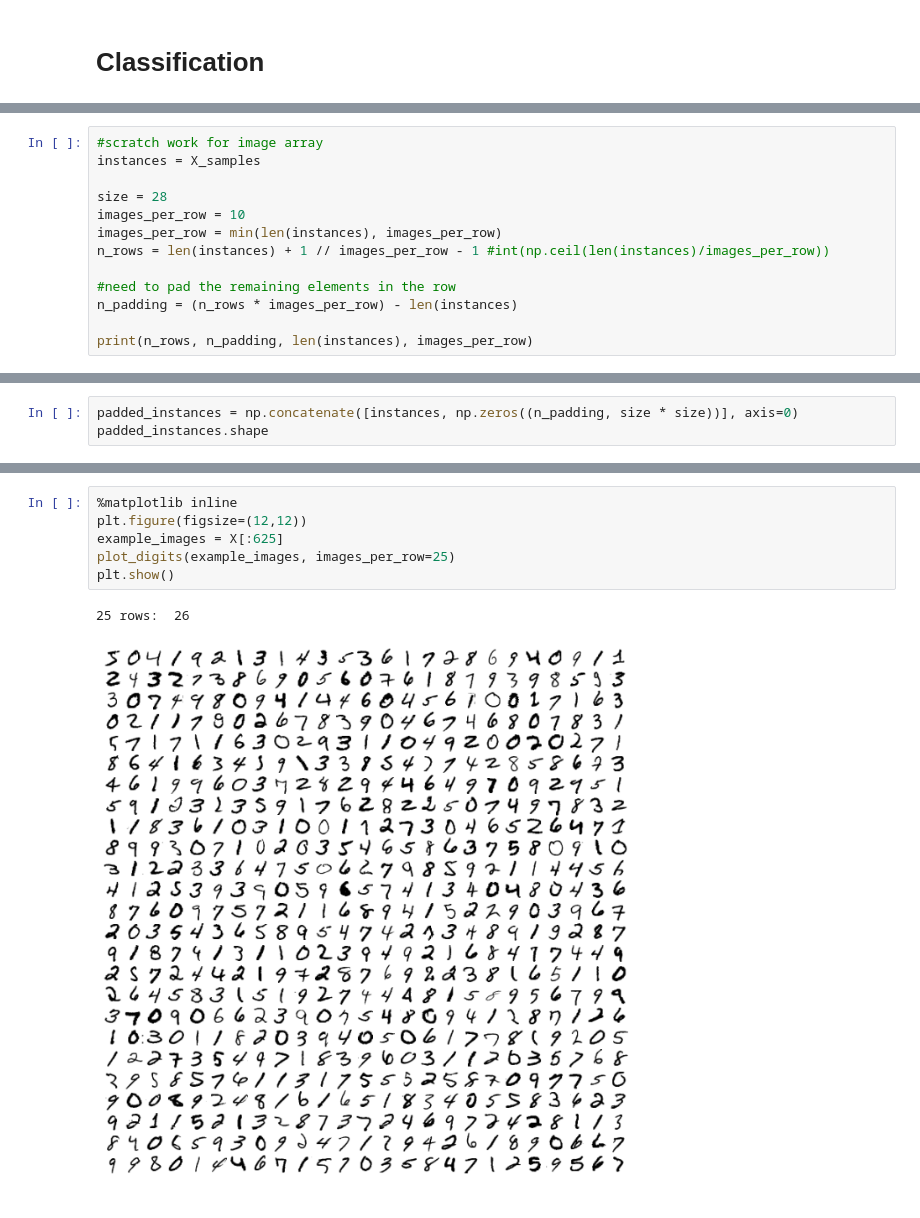
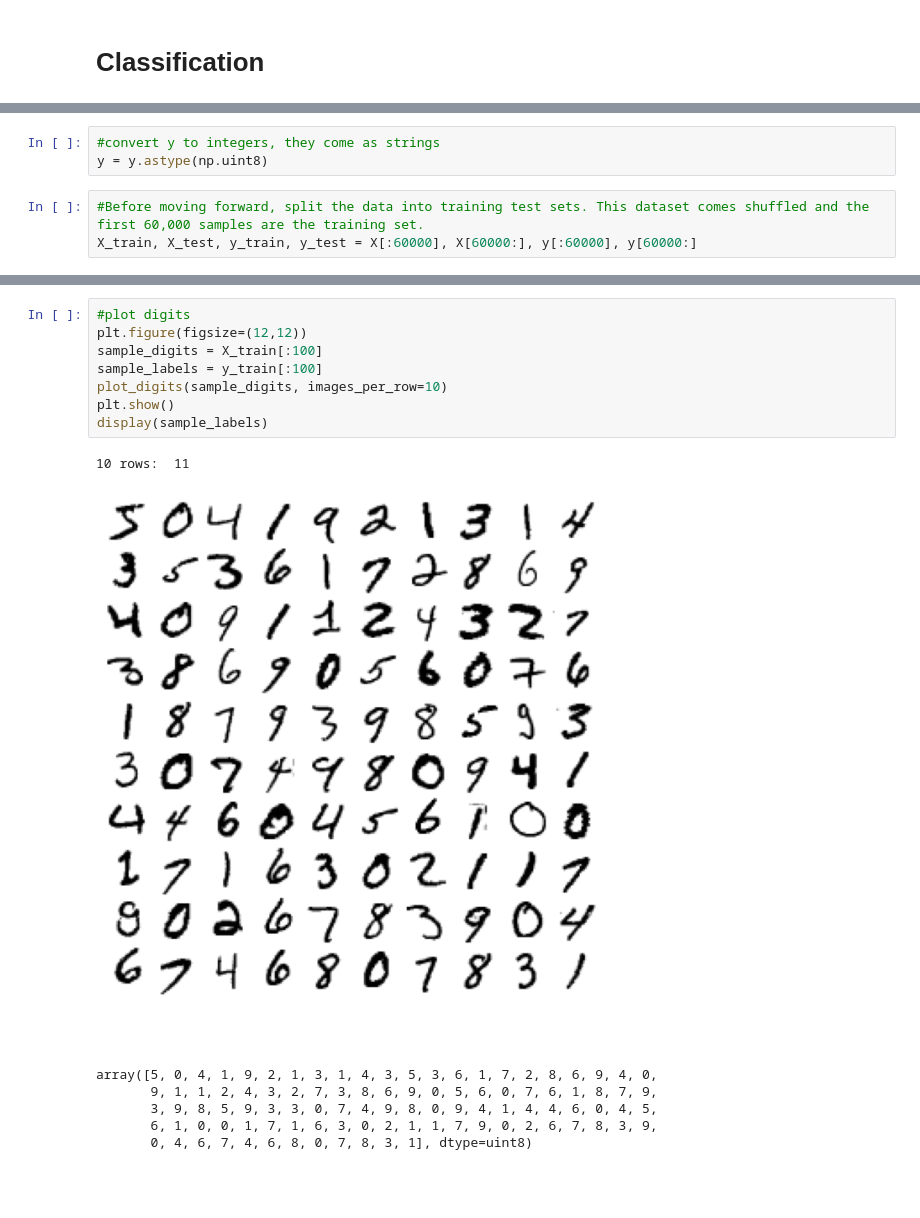
Before and after one commit to psukphranee/Machine-Learning-Projects, a Jupyter notebook: Machine Learning - Python/Chapter 3: Classification/Classification_draft_1.ipynb, the cells around one changed output, grey strips where cells are left out. Drawn from its saved outputs; the diff is of its cells as text; blank space fills up the shorter version.

```diff
--- a/Machine Learning - Python/Chapter 3: Classification/Classification_draft_1.ipynb
+++ b/Machine Learning - Python/Chapter 3: Classification/Classification_draft_1.ipynb
@@ -42,13 +19,0 @@ X_samples = X[:3]
-# %%
-#scratch work for image array
-instances = X_samples
-
-size = 28
-images_per_row = 10
-images_per_row = min(len(instances), images_per_row)
-n_rows = len(instances) + 1 // images_per_row - 1 #int(np.ceil(len(instances)/images_per_row))
-
-#need to pad the remaining elements in the row
-n_padding = (n_rows * images_per_row) - len(instances)
-
-print(n_rows, n_padding, len(instances), images_per_row)
@@ -57,3 +19,0 @@ print(n_rows, n_padding, len(instances), images_per_row)
-# %%
-padded_instances = np.concatenate([instances, np.zeros((n_padding, size * size))], axis=0)
-padded_instances.shape
@@ -89 +20,7 @@ plt.imshow(image_grid2, cmap=mpl.cm.binary)
+# %%
+#convert y to integers, they come as strings
+y = y.astype(np.uint8)
+# %%
+#Before moving forward, split the data into training test sets. This dataset comes shuffled and the first 60,000 samples are the training set.
+X_train, X_test, y_train, y_test = X[:60000], X[60000:], y[:60000], y[60000:]
 # %%
@@ -120,11 +58,18 @@ def plot_digits(instances, images_per_row=10, **options):
   plt.imshow(num_grid_2D, cmap=mpl.cm.binary, **options)
   plt.axis("off")
 # %%
-%matplotlib inline
+#plot digits
 plt.figure(figsize=(12,12))
-example_images = X[:625]
-plot_digits(example_images, images_per_row=25)
+sample_digits = X_train[:100]
+sample_labels = y_train[:100]
+plot_digits(sample_digits, images_per_row=10)
 plt.show()
+display(sample_labels)
 # %% [output]
-25 rows:  26
+10 rows:  11
-[figure, old version]
+[figure, new version]
+array([5, 0, 4, 1, 9, 2, 1, 3, 1, 4, 3, 5, 3, 6, 1, 7, 2, 8, 6, 9, 4, 0,
+       9, 1, 1, 2, 4, 3, 2, 7, 3, 8, 6, 9, 0, 5, 6, 0, 7, 6, 1, 8, 7, 9,
+       3, 9, 8, 5, 9, 3, 3, 0, 7, 4, 9, 8, 0, 9, 4, 1, 4, 4, 6, 0, 4, 5,
+       6, 1, 0, 0, 1, 7, 1, 6, 3, 0, 2, 1, 1, 7, 9, 0, 2, 6, 7, 8, 3, 9,
+       0, 4, 6, 7, 4, 6, 8, 0, 7, 8, 3, 1], dtype=uint8)
```
Also changed, not shown: parts of 19 cells of this notebook.
